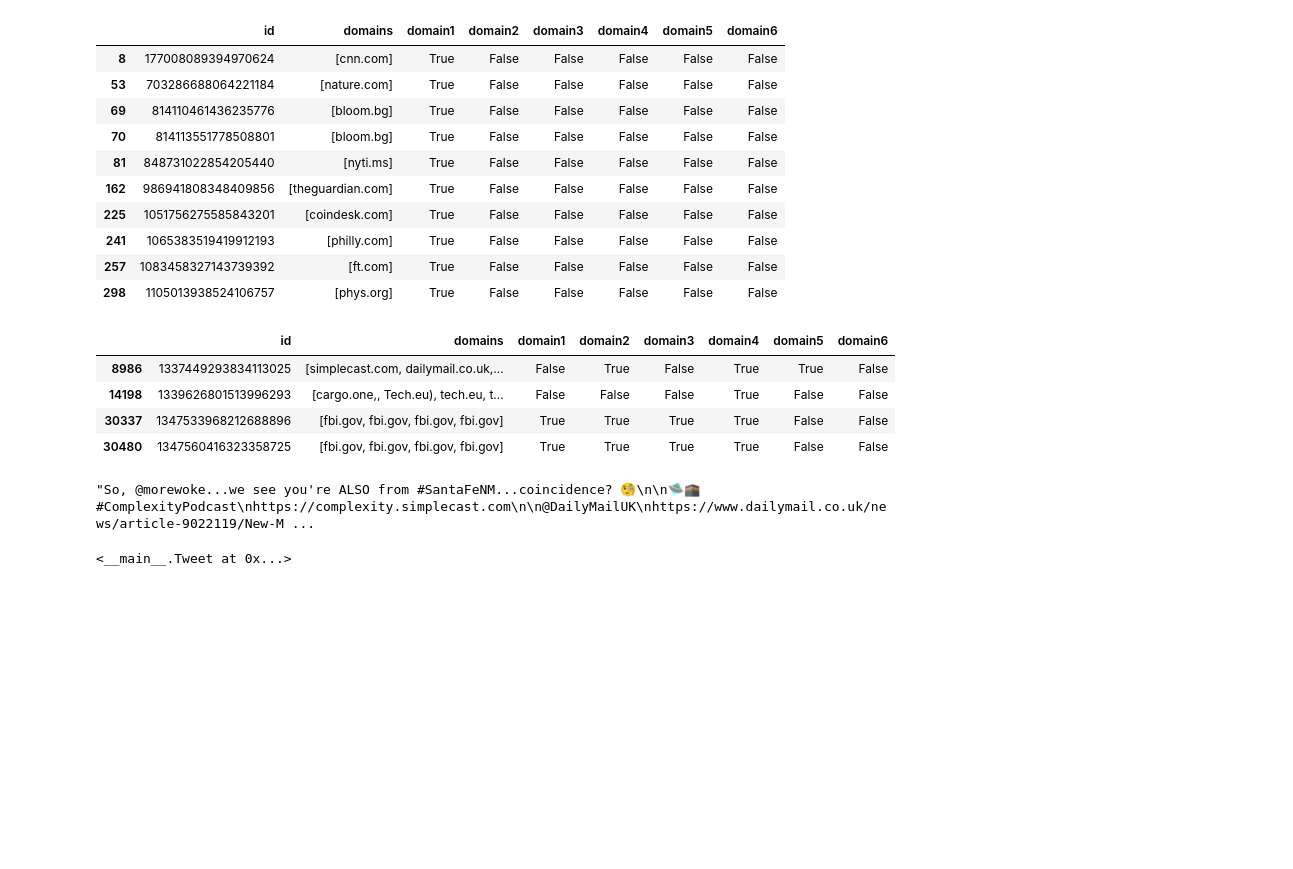
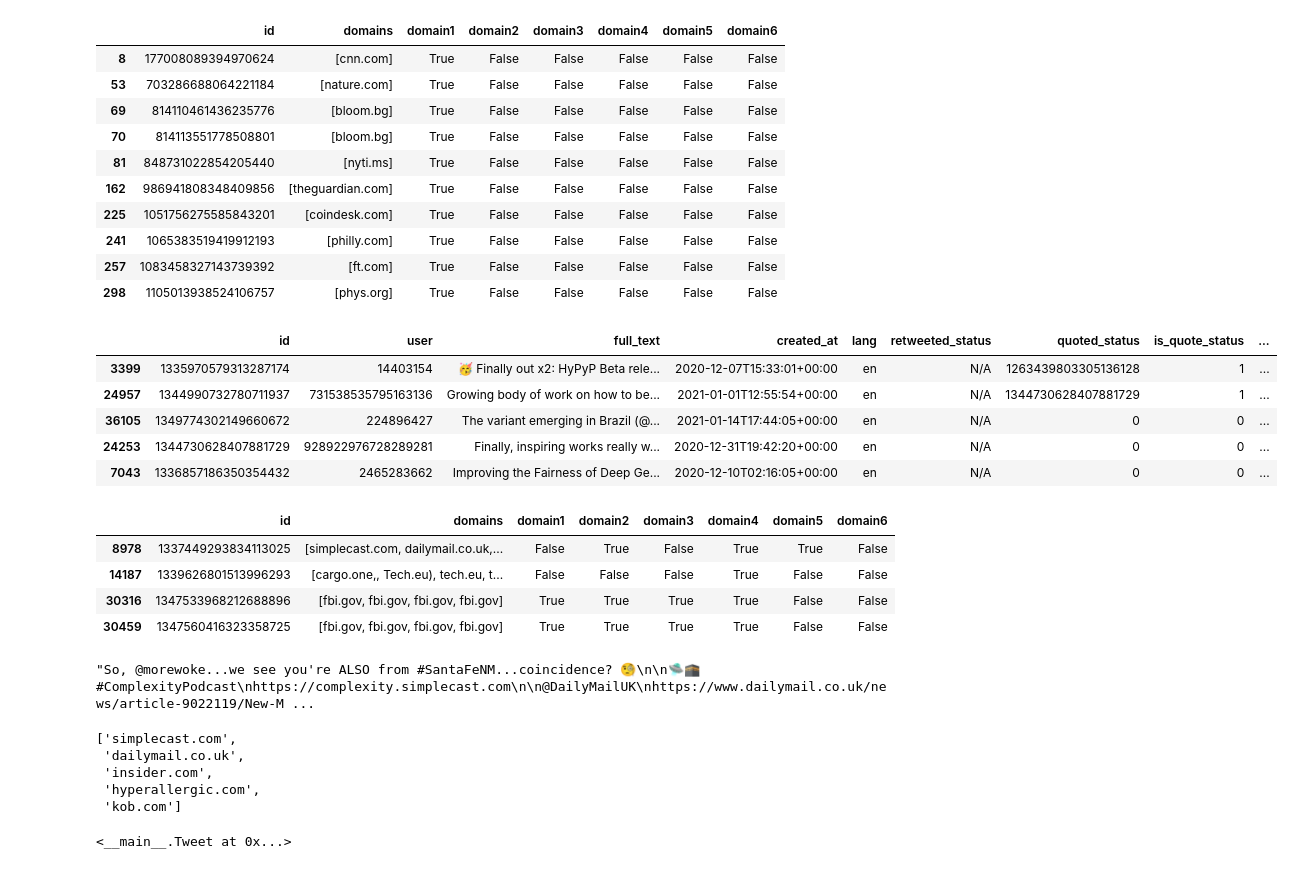
Before and after one commit to gsajko/tweetfeed, a Jupyter notebook: notebooks/Tweetfeed.ipynb, the cells around one changed output. Drawn from its saved outputs; the diff is of its cells as text; code cells hidden in the pictures; blank space fills up the shorter version.

```diff
--- a/notebooks/Tweetfeed.ipynb
+++ b/notebooks/Tweetfeed.ipynb
@@ -356,18 +356,37 @@ df_news[df_news.domain1 == True][["id", "domains"] + new_columns_list].head(10)
 | 241 | 1065383519419912193 | [philly.com] | True | False | False | False | False | False |
 | 257 | 1083458327143739392 | [ft.com] | True | False | False | False | False | False |
 | 298 | 1105013938524106757 | [phys.org] | True | False | False | False | False | False |
+# %%
+df_news["domains_nr"] = df_news.domains.copy().apply(len)
+# %%
+df_news.sort_values(by=["domains_nr"], ascending=False).head()
+# %% [output]
+|  | id | user | full_text | created_at | lang | retweeted_status | quoted_status | is_quote_status | ... |
+| 3399 | 1335970579313287174 | 14403154 | 🥳 Finally out x2: HyPyP Beta rele... | 2020-12-07T15:33:01+00:00 | en | N/A | 1263439803305136128 | 1 | ... |
+| 24957 | 1344990732780711937 | 731538535795163136 | Growing body of work on how to be... | 2021-01-01T12:55:54+00:00 | en | N/A | 1344730628407881729 | 1 | ... |
+| 36105 | 1349774302149660672 | 224896427 | The variant emerging in Brazil (@... | 2021-01-14T17:44:05+00:00 | en | N/A | 0 | 0 | ... |
+| 24253 | 1344730628407881729 | 928922976728289281 | Finally, inspiring works really w... | 2020-12-31T19:42:20+00:00 | en | N/A | 0 | 0 | ... |
+| 7043 | 1336857186350354432 | 2465283662 | Improving the Fairness of Deep Ge... | 2020-12-10T02:16:05+00:00 | en | N/A | 0 | 0 | ... |
 # %%
 df_news[df_news.domain4 == True][["id", "domains"] + new_columns_list].head(10)
 # %% [output]
 |  | id | domains | domain1 | domain2 | domain3 | domain4 | domain5 | domain6 |
-| 8986 | 1337449293834113025 | [simplecast.com, dailymail.co.uk,... | False | True | False | True | True | False |
-| 14198 | 1339626801513996293 | [cargo.one,, Tech.eu), tech.eu, t... | False | False | False | True | False | False |
-| 30337 | 1347533968212688896 | [fbi.gov, fbi.gov, fbi.gov, fbi.gov] | True | True | True | True | False | False |
-| 30480 | 1347560416323358725 | [fbi.gov, fbi.gov, fbi.gov, fbi.gov] | True | True | True | True | False | False |
+| 8978 | 1337449293834113025 | [simplecast.com, dailymail.co.uk,... | False | True | False | True | True | False |
+| 14187 | 1339626801513996293 | [cargo.one,, Tech.eu), tech.eu, t... | False | False | False | True | False | False |
+| 30316 | 1347533968212688896 | [fbi.gov, fbi.gov, fbi.gov, fbi.gov] | True | True | True | True | False | False |
+| 30459 | 1347560416323358725 | [fbi.gov, fbi.gov, fbi.gov, fbi.gov] | True | True | True | True | False | False |
 # %%
 df[df["id"] == 1337449293834113025].iloc[0].full_text
 # %% [output]
 "So, @morewoke...we see you're ALSO from #SantaFeNM...coincidence? 🧐\n\n🛸🕋 #ComplexityPodcast\nhttps://complexity.simplecast.com\n\n@DailyMailUK\nhttps://www.dailymail.co.uk/news/article-9022119/New-M ...
+# %%
+df_news[df_news["id"] == 1337449293834113025].iloc[0].domains
+# %% [output]
+['simplecast.com',
+ 'dailymail.co.uk',
+ 'insider.com',
+ 'hyperallergic.com',
+ 'kob.com']
 # %%
 most_links = (
     df_news.domains.apply(lambda x: len(x)).sort_values(ascending=False).index[0]
```
Also changed, not shown: parts of 6 cells of this notebook, 3 other files.
